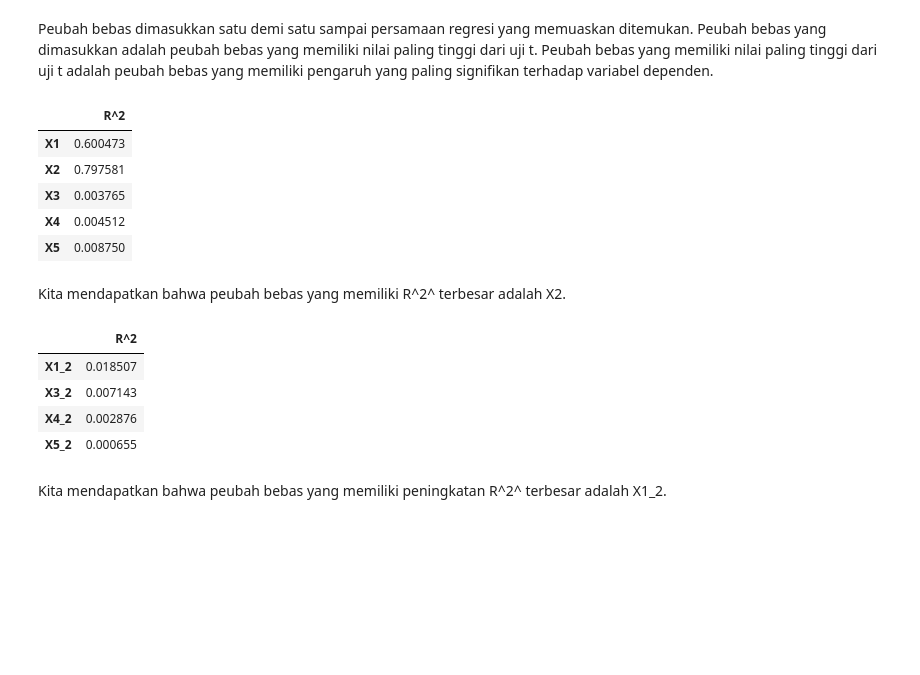
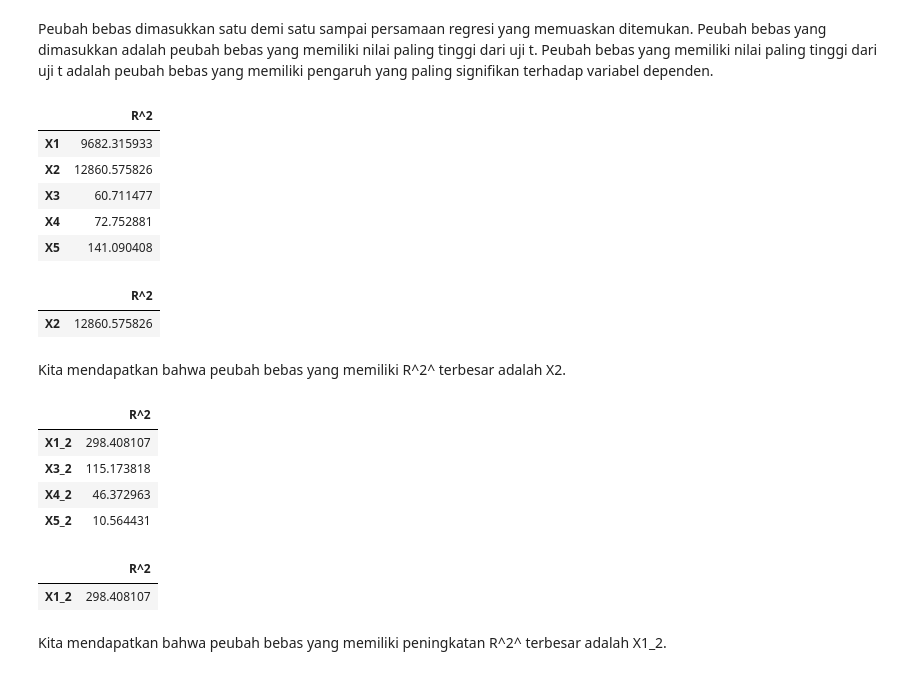
Before and after one commit to mzkki25/stepwise-linear-regression-without-libraries, a Jupyter notebook: regresi_linear.ipynb, the cells around one changed output. Saved outputs shown, nothing was run; the diff lists cells and outputs as text; code cells hidden in the pictures; blank space fills up the shorter version.

```diff
--- a/regresi_linear.ipynb
+++ b/regresi_linear.ipynb
@@ -58,8 +56,3 @@ df
 | 147 | 611700000000 | 86890000000 | 98100000000 | 1.9 | 25.3 | 5.1 |
 | 148 | 11750000000000 | 795000000000 | 1476000000000 | 4.4 | 15.7 | 5.5 |
 149 rows × 6 columns
-# %%
-# MinMax Scaller dengan rentang 0-100
-scaler = MinMaxScaler(feature_range=(0, 100))
-df[['Y', 'X1', 'X2', 'X3', 'X4', 'X5']] = scaler.fit_transform(df[['Y', 'X1', 'X2', 'X3', 'X4', 'X5']])
-df
@@ -79,0 +59,9 @@ df
+# %%
+# MinMax Scaller dengan rentang 0-100
+def scaler(x):
+    return (x - x.min()) / (x.max() - x.min()) * 100
+
+for column in df.columns:
+    df[column] = scaler(df[column])
+
+df
@@ -278,34 +280,35 @@ Peubah bebas dimasukkan satu demi satu sampai persamaan regresi yang memuaskan d
 # %%
 # Langkah 1: Pilih peubah yang memberikan R^2^ terbesar
 R2_1 = []
 
 for var in ['X1', 'X2', 'X3', 'X4', 'X5']:
     X = np.array([[1, df[var][i]] for i in range(len(df))])
     b = np.linalg.inv(X.T.dot(X)).dot(X.T).dot(Y)
     g = X.T.dot(Y)
 
-    JKT = 0
-    for i in range(len(Y)):
-        JKT += Y[i]**2
-    JKT = JKT - (np.sum(Y)**2) / len(Y)
-
     JKR = 0
     for i in range(len(b)):
         JKR += b[i] * g[i]
     JKR = JKR - (np.sum(Y)**2) / len(Y)
 
-    R2_1.append(JKR / JKT)
+    R2_1.append(JKR)
 
 # Konversikan ke dataframe
 df_R2 = pd.DataFrame(R2_1, index=['X1', 'X2', 'X3', 'X4', 'X5'], columns=['R^2'])
 df_R2
 # %% [output]
 |  | R^2 |
-| X1 | 0.600473 |
-| X2 | 0.797581 |
-| X3 | 0.003765 |
-| X4 | 0.004512 |
-| X5 | 0.008750 |
+| X1 | 9682.315933 |
+| X2 | 12860.575826 |
+| X3 | 60.711477 |
+| X4 | 72.752881 |
+| X5 | 141.090408 |
+# %%
+# Mengambil nilai R^2^ terbesar
+df_R2[df_R2['R^2'] == df_R2['R^2'].max()]
+# %% [output]
+|  | R^2 |
+| X2 | 12860.575826 |
 # %% [markdown]
 Kita mendapatkan bahwa peubah bebas yang memiliki R^2^ terbesar adalah X2.
 # %%
@@ -317,27 +320,28 @@ for var in ['X1', 'X3', 'X4', 'X5']:
     b = np.linalg.inv(X.T.dot(X)).dot(X.T).dot(Y)
     g = X.T.dot(Y)
 
-    JKT = 0
-    for i in range(len(Y)):
-        JKT += Y[i]**2
-    JKT = JKT - (np.sum(Y)**2) / len(Y)
-
     JKR = 0
     for i in range(len(b)):
         JKR += b[i] * g[i]
     JKR = JKR - (np.sum(Y)**2) / len(Y)
 
-    R2_2.append((JKR / JKT) - R2_1[1])
+    R2_2.append((JKR) - R2_1[1])
 
 # Konversikan ke dataframe
 df_R2 = pd.DataFrame(R2_2, index=['X1_2', 'X3_2', 'X4_2', 'X5_2'], columns=['R^2'])
 df_R2
 # %% [output]
 |  | R^2 |
-| X1_2 | 0.018507 |
-| X3_2 | 0.007143 |
-| X4_2 | 0.002876 |
-| X5_2 | 0.000655 |
+| X1_2 | 298.408107 |
+| X3_2 | 115.173818 |
+| X4_2 | 46.372963 |
+| X5_2 | 10.564431 |
+# %%
+# Mengambil nilai R^2^ terbesar
+df_R2[df_R2['R^2'] == df_R2['R^2'].max()]
+# %% [output]
+|  | R^2 |
+| X1_2 | 298.408107 |
 # %% [markdown]
 Kita mendapatkan bahwa peubah bebas yang memiliki peningkatan R^2^ terbesar adalah X1_2.
 # %%
```
Also changed, not shown: parts of 27 cells of this notebook.
